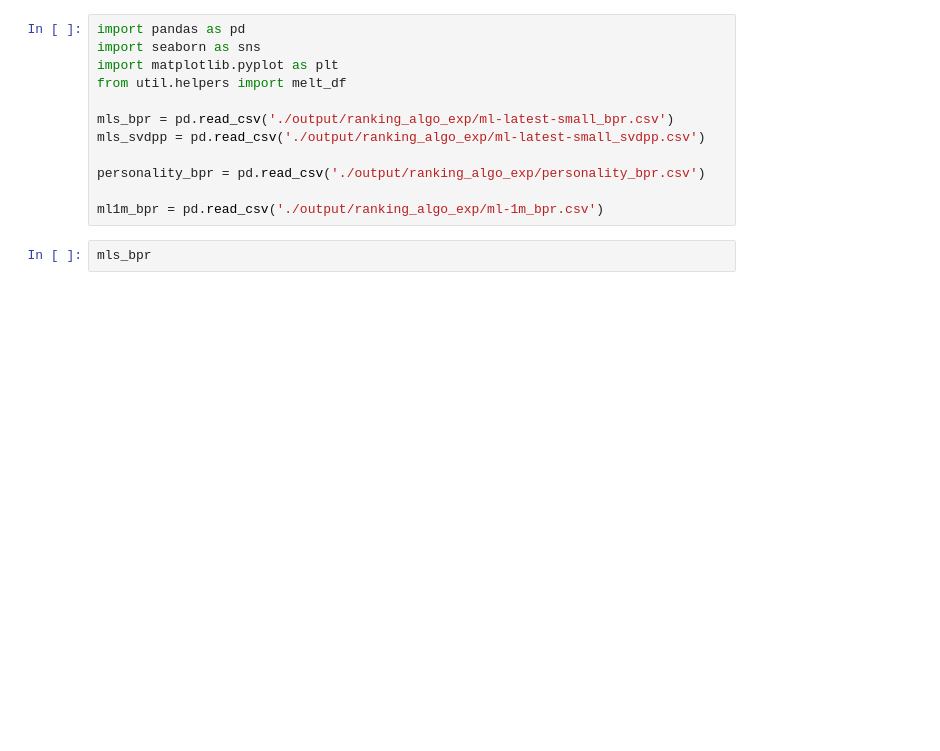
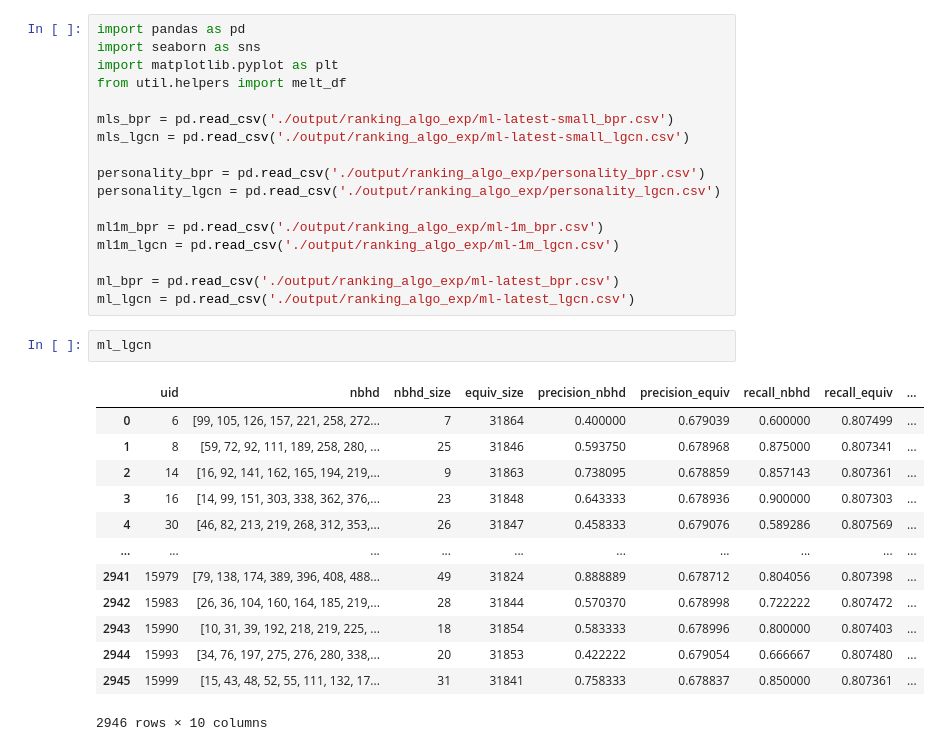
Before and after one commit to wissamjur/LocalImpact, a Jupyter notebook: ranking_algos_plots.ipynb, the cells around one changed output. Drawn from its saved outputs; the diff is of its cells as text; blank space fills up the shorter version.

```diff
--- a/ranking_algos_plots.ipynb
+++ b/ranking_algos_plots.ipynb
@@ -5,12 +5,31 @@ import matplotlib.pyplot as plt
 from util.helpers import melt_df
 
 mls_bpr = pd.read_csv('./output/ranking_algo_exp/ml-latest-small_bpr.csv')
-mls_svdpp = pd.read_csv('./output/ranking_algo_exp/ml-latest-small_svdpp.csv')
+mls_lgcn = pd.read_csv('./output/ranking_algo_exp/ml-latest-small_lgcn.csv')
 
 personality_bpr = pd.read_csv('./output/ranking_algo_exp/personality_bpr.csv')
+personality_lgcn = pd.read_csv('./output/ranking_algo_exp/personality_lgcn.csv')
 
 ml1m_bpr = pd.read_csv('./output/ranking_algo_exp/ml-1m_bpr.csv')
+ml1m_lgcn = pd.read_csv('./output/ranking_algo_exp/ml-1m_lgcn.csv')
+
+ml_bpr = pd.read_csv('./output/ranking_algo_exp/ml-latest_bpr.csv')
+ml_lgcn = pd.read_csv('./output/ranking_algo_exp/ml-latest_lgcn.csv')
-# %%
-mls_bpr
+# %%
+ml_lgcn
+# %% [output]
+|  | uid | nbhd | nbhd_size | equiv_size | precision_nbhd | precision_equiv | recall_nbhd | recall_equiv | ... |
+| 0 | 6 | [99, 105, 126, 157, 221, 258, 272... | 7 | 31864 | 0.400000 | 0.679039 | 0.600000 | 0.807499 | ... |
+| 1 | 8 | [59, 72, 92, 111, 189, 258, 280, ... | 25 | 31846 | 0.593750 | 0.678968 | 0.875000 | 0.807341 | ... |
+| 2 | 14 | [16, 92, 141, 162, 165, 194, 219,... | 9 | 31863 | 0.738095 | 0.678859 | 0.857143 | 0.807361 | ... |
+| 3 | 16 | [14, 99, 151, 303, 338, 362, 376,... | 23 | 31848 | 0.643333 | 0.678936 | 0.900000 | 0.807303 | ... |
+| 4 | 30 | [46, 82, 213, 219, 268, 312, 353,... | 26 | 31847 | 0.458333 | 0.679076 | 0.589286 | 0.807569 | ... |
+| ... | ... | ... | ... | ... | ... | ... | ... | ... | ... |
+| 2941 | 15979 | [79, 138, 174, 389, 396, 408, 488... | 49 | 31824 | 0.888889 | 0.678712 | 0.804056 | 0.807398 | ... |
+| 2942 | 15983 | [26, 36, 104, 160, 164, 185, 219,... | 28 | 31844 | 0.570370 | 0.678998 | 0.722222 | 0.807472 | ... |
+| 2943 | 15990 | [10, 31, 39, 192, 218, 219, 225, ... | 18 | 31854 | 0.583333 | 0.678996 | 0.800000 | 0.807403 | ... |
+| 2944 | 15993 | [34, 76, 197, 275, 276, 280, 338,... | 20 | 31853 | 0.422222 | 0.679054 | 0.666667 | 0.807480 | ... |
+| 2945 | 15999 | [15, 43, 48, 52, 55, 111, 132, 17... | 31 | 31841 | 0.758333 | 0.678837 | 0.850000 | 0.807361 | ... |
+2946 rows × 10 columns
 # %%
 sns.set_theme(style="white") # white, dark, whitegrid, darkgrid, ticks
```
Also changed, not shown: parts of 1 cell of this notebook, 3 other files.
